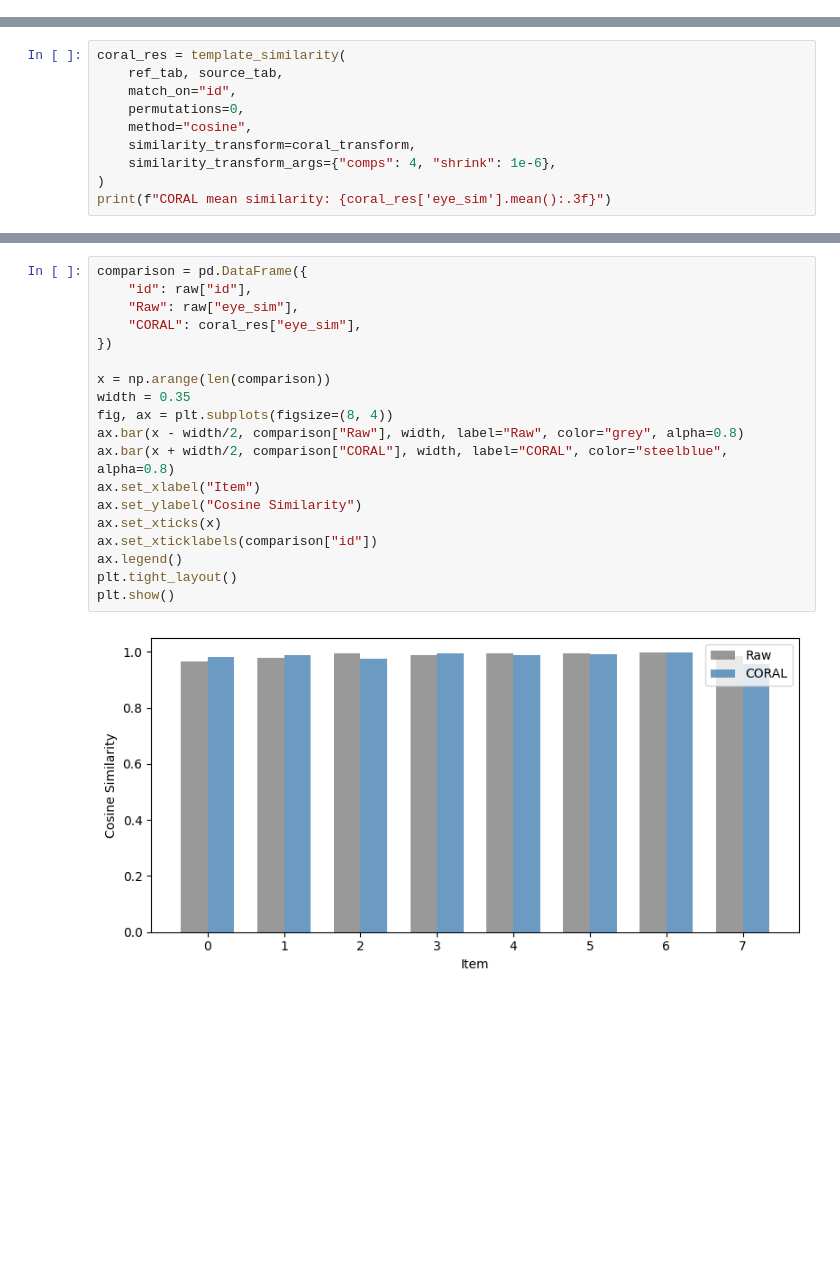
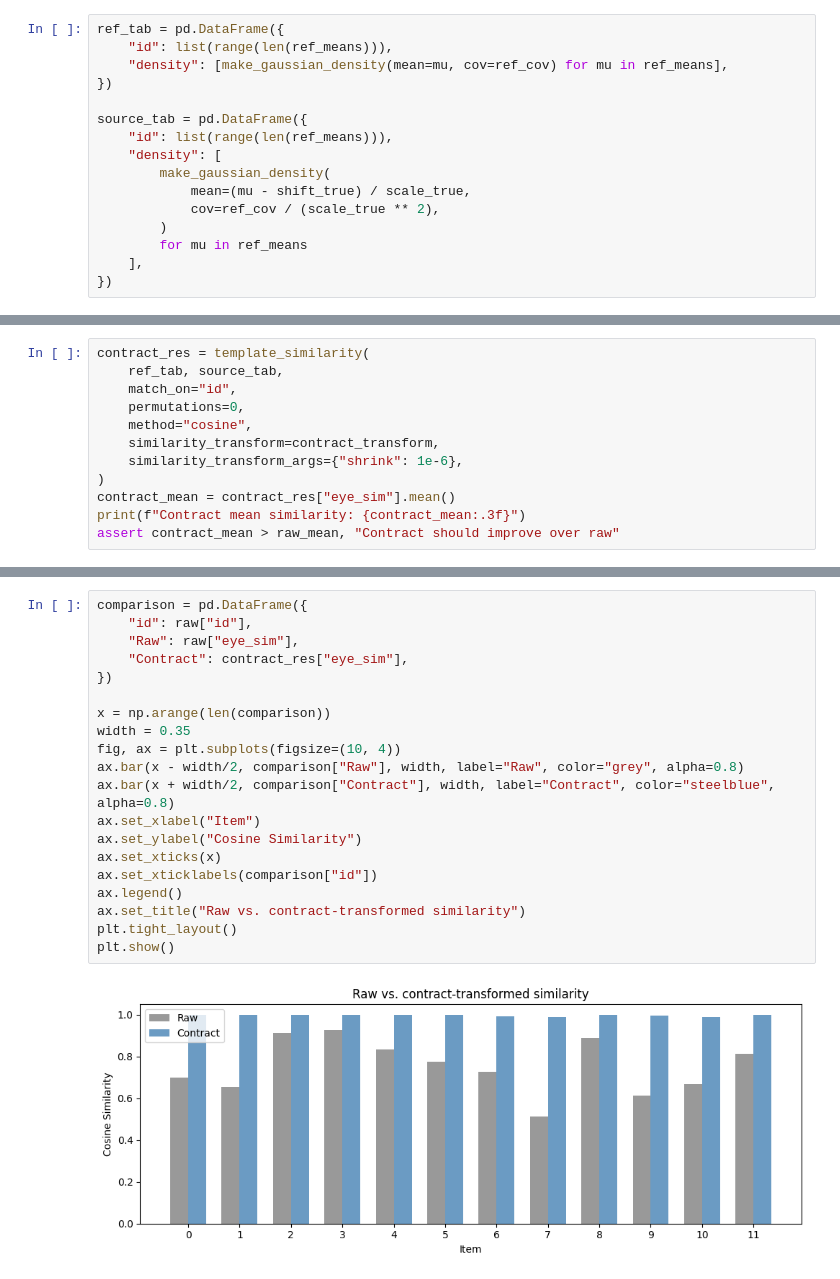
Before and after one commit to bbuchsbaum/peyesim, a Jupyter notebook: notebooks/04_latent_transforms.ipynb, the cells around one changed output, grey strips where cells are left out. Saved outputs shown, nothing was run; the diff lists cells and outputs as text; blank space fills up the shorter version.

```diff
--- a/notebooks/04_latent_transforms.ipynb
+++ b/notebooks/04_latent_transforms.ipynb
@@ -56 +65,17 @@ source_tab = pd.DataFrame({
+# %%
+ref_tab = pd.DataFrame({
+    "id": list(range(len(ref_means))),
+    "density": [make_gaussian_density(mean=mu, cov=ref_cov) for mu in ref_means],
+})
+
+source_tab = pd.DataFrame({
+    "id": list(range(len(ref_means))),
+    "density": [
+        make_gaussian_density(
+            mean=(mu - shift_true) / scale_true,
+            cov=ref_cov / (scale_true ** 2),
+        )
+        for mu in ref_means
+    ],
+})
 # %% [markdown]
@@ -73,11 +99,13 @@ the reference covariance, correcting for the scaling difference:
 # %%
-coral_res = template_similarity(
+contract_res = template_similarity(
     ref_tab, source_tab,
     match_on="id",
     permutations=0,
     method="cosine",
-    similarity_transform=coral_transform,
-    similarity_transform_args={"comps": 4, "shrink": 1e-6},
+    similarity_transform=contract_transform,
+    similarity_transform_args={"shrink": 1e-6},
 )
-print(f"CORAL mean similarity: {coral_res['eye_sim'].mean():.3f}")
+contract_mean = contract_res["eye_sim"].mean()
+print(f"Contract mean similarity: {contract_mean:.3f}")
+assert contract_mean > raw_mean, "Contract should improve over raw"
 # %% [output]
@@ -85,21 +113,22 @@ CORAL mean similarity: 0.984
 # %%
 comparison = pd.DataFrame({
     "id": raw["id"],
     "Raw": raw["eye_sim"],
-    "CORAL": coral_res["eye_sim"],
+    "Contract": contract_res["eye_sim"],
 })
 
 x = np.arange(len(comparison))
 width = 0.35
-fig, ax = plt.subplots(figsize=(8, 4))
+fig, ax = plt.subplots(figsize=(10, 4))
 ax.bar(x - width/2, comparison["Raw"], width, label="Raw", color="grey", alpha=0.8)
-ax.bar(x + width/2, comparison["CORAL"], width, label="CORAL", color="steelblue", alpha=0.8)
+ax.bar(x + width/2, comparison["Contract"], width, label="Contract", color="steelblue", alpha=0.8)
 ax.set_xlabel("Item")
 ax.set_ylabel("Cosine Similarity")
 ax.set_xticks(x)
 ax.set_xticklabels(comparison["id"])
 ax.legend()
+ax.set_title("Raw vs. contract-transformed similarity")
 plt.tight_layout()
 plt.show()
 # %% [output]
-[figure, old version]
+[figure, new version]
```
Also changed, not shown: parts of 19 cells of this notebook.
